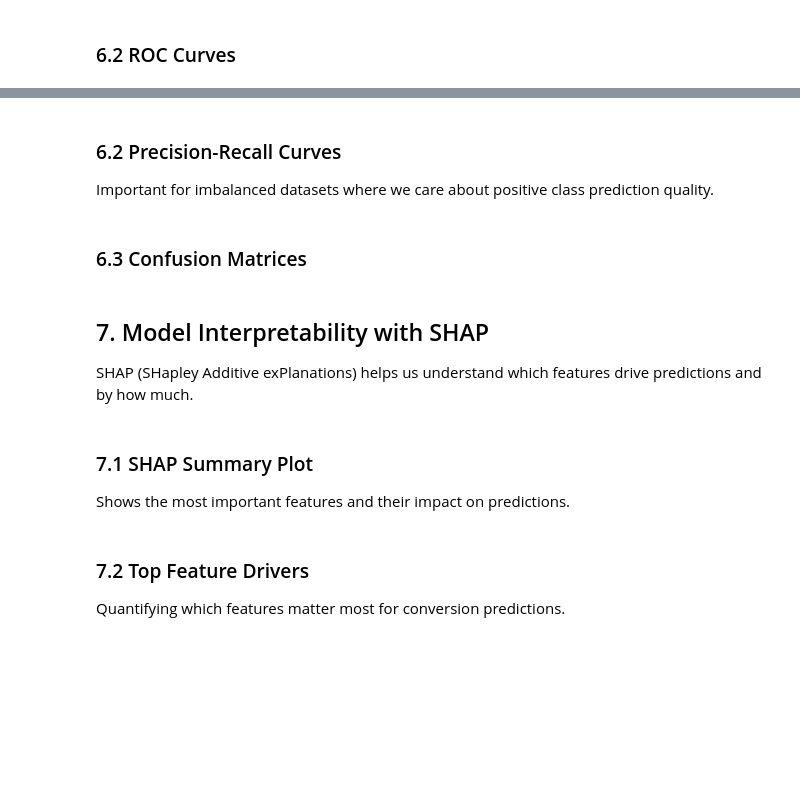
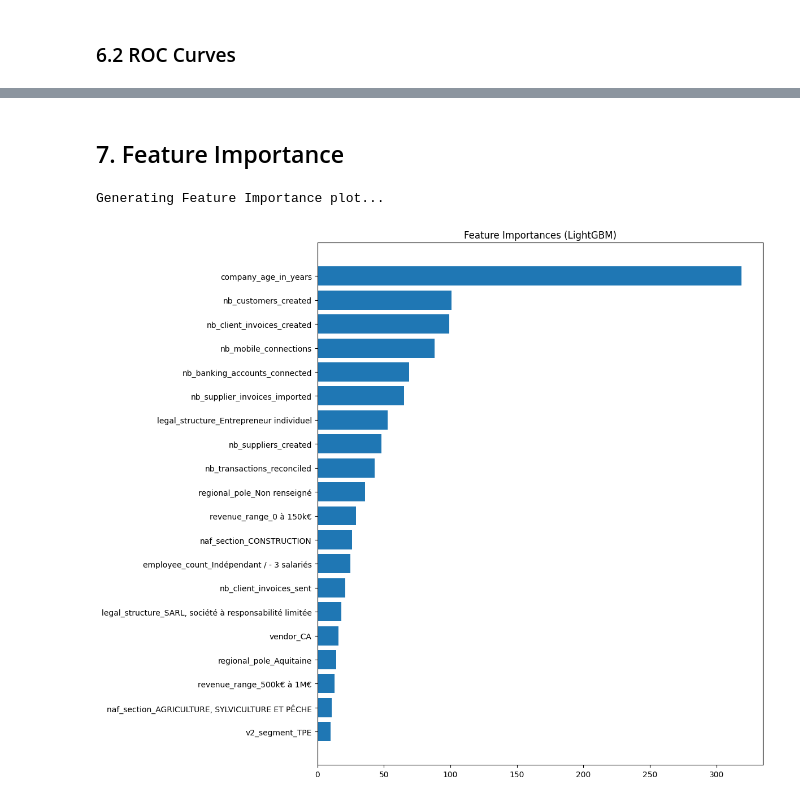
Before and after one commit to Paulino-Cristovao/churn_predictions, a Jupyter notebook: churn_analysis.ipynb, the cells around one changed output, grey strips where cells are left out. Drawn from its saved outputs; the diff is of its cells as text; code cells hidden in the pictures; blank space fills up the shorter version.

```diff
--- a/churn_analysis.ipynb
+++ b/churn_analysis.ipynb
@@ -564,3 +362,0 @@ plt.show()
-# %% [markdown]
-### 6.2 Precision-Recall Curves
-Important for imbalanced datasets where we care about positive class prediction quality.
@@ -579,2 +362,0 @@ plt.show()
-# %% [markdown]
-### 6.3 Confusion Matrices
@@ -598,18 +363,40 @@ plt.show()
+# %% [markdown]
+## 7. Feature Importance
 # %%
-# Feature Importance (LightGBM)
-if 'LightGBM' in results:
-    feature_names = numerical_features + list(preprocessor_lgb.named_transformers_['cat'].named_steps['onehot'].get_feature_names_out())
-    importances = lgb_clf.feature_importances_
-    indices = np.argsort(importances)[::-1][:20]
+# Feature Importance
+# We try to get feature importance from the best available model
+print("Generating Feature Importance plot...")
+model_for_importance = None
+model_name = ""
 
-    plt.figure(figsize=(10, 8))
-    plt.title("Top 20 Feature Importances (LightGBM)", fontsize=14)
-    plt.barh(range(len(indices)), importances[indices], align="center")
-    plt.yticks(range(len(indices)), [feature_names[i] for i in indices])
-    plt.xlabel('Importance', fontsize=12)
+if hasattr(lgb_model.named_steps['classifier'], 'feature_importances_'):
+    model_for_importance = lgb_model
+    model_name = "LightGBM"
+elif hasattr(xgb_model.named_steps['classifier'], 'feature_importances_'):
+    model_for_importance = xgb_model
+    model_name = "XGBoost/GradientBoosting"
+else:
+    print("No tree-based model with feature_importances_ available.")
+
+if model_for_importance:
+    # Extract feature names after one-hot encoding
+    feature_names = numerical_features + \
+        list(model_for_importance.named_steps['preprocessor'].named_transformers_['cat']
+             .named_steps['onehot'].get_feature_names_out(categorical_features))
+
+    clf = model_for_importance.named_steps['classifier']
+    importances = clf.feature_importances_
+    indices = np.argsort(importances)[::-1]
+
+    # Plot Top 20 Features
+    plt.figure(figsize=(12, 10))
+    plt.title(f"Feature Importances ({model_name})")
+    plt.barh(range(min(20, len(indices))), importances[indices[:20]], align="center")
+    plt.yticks(range(min(20, len(indices))), [feature_names[i] for i in indices[:20]])
     plt.gca().invert_yaxis()
     plt.tight_layout()
+    plt.savefig('feature_importance.png')
     plt.show()
+# %% [output]
+Generating Feature Importance plot...
+[figure, added]
-# %% [markdown]
-## 7. Model Interpretability with SHAP
-SHAP (SHapley Additive exPlanations) helps us understand which features drive predictions and by how much.
@@ -631,3 +402,0 @@ elif best_model_name == 'LightGBM':
-# %% [markdown]
-### 7.1 SHAP Summary Plot
-Shows the most important features and their impact on predictions.
@@ -640,3 +402,0 @@ if best_model_name in ['XGBoost', 'LightGBM']:
-# %% [markdown]
-### 7.2 Top Feature Drivers
-Quantifying which features matter most for conversion predictions.
```
Also changed, not shown: parts of 82 cells of this notebook, 13 other files.
